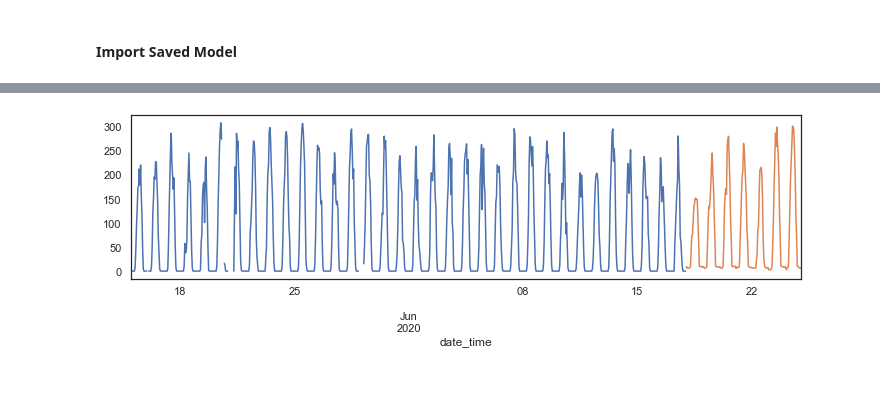
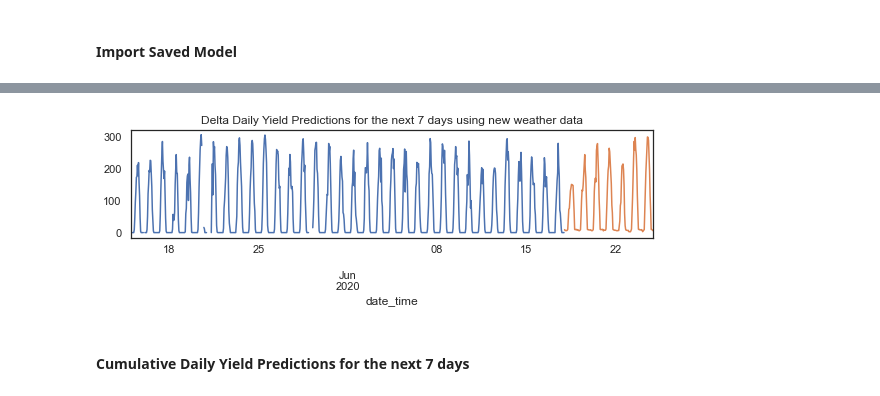
Before and after one commit to billiekim-DS/Capstone-3, a Jupyter notebook: notebooks/Capstone 3 Preprocessing & Modeling.ipynb, the cells around one changed output, grey strips where cells are left out. Drawn from its saved outputs; the diff is of its cells as text; code cells hidden in the pictures.

Commit message:
add cumulative daily yield predictions for 7 days

```diff
--- a/notebooks/Capstone 3 Preprocessing & Modeling.ipynb
+++ b/notebooks/Capstone 3 Preprocessing & Modeling.ipynb
@@ -1322,16 +1322,20 @@ time1_hour.reset_index(inplace=True)
 # %%
 time1a = time1_hour[['date_time','delta_daily_yield2']]
 time1b = p1_new_weather[['date_time','delta_daily_yield2']]
 
 time1a.date_time = pd.to_datetime(time1a.date_time)
 time1b.date_time = pd.to_datetime(time1b.date_time)
 
 time1a.set_index('date_time',inplace=True)
 time1b.set_index('date_time',inplace=True)
 
 sns.set(style='white')
-plt.figure(figsize=(12,3))
-time1a.delta_daily_yield2.plot()
-time1b.delta_daily_yield2.plot();
+plt.figure(figsize=(8,3))
+time1a.delta_daily_yield2.plot(title='Delta Daily Yield Predictions for the next 7 days using new weather data')
+time1b.delta_daily_yield2.plot()
+plt.tight_layout();
+plt.savefig('../images/7day_predictions.png')
 # %% [output]
-[figure, old version]
+[figure, new version]
+# %% [markdown]
+#### Cumulative Daily Yield Predictions for the next 7 days
```
Also changed, not shown: parts of 16 cells of this notebook.
